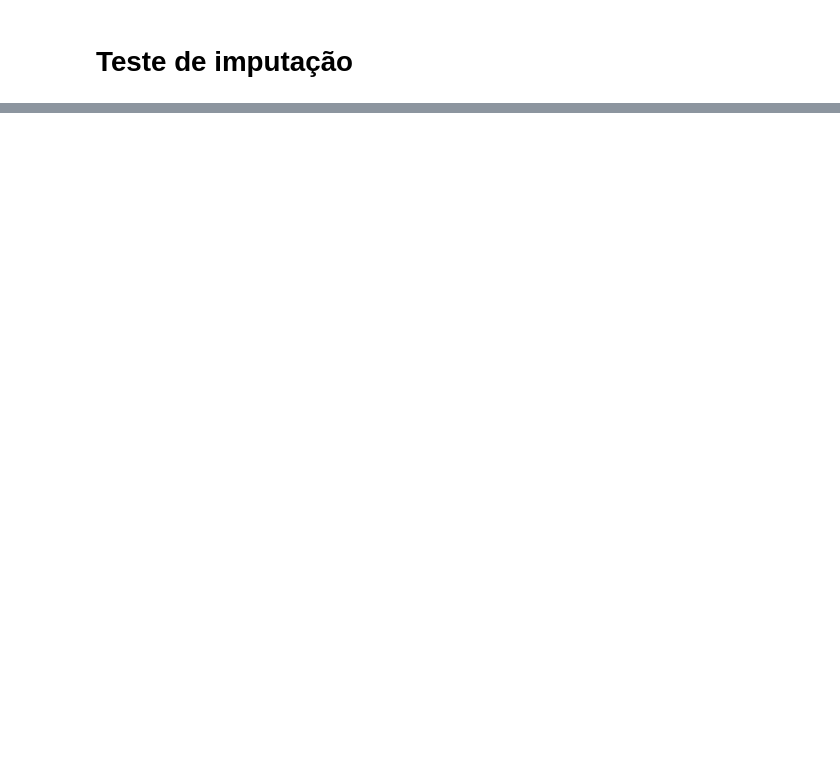
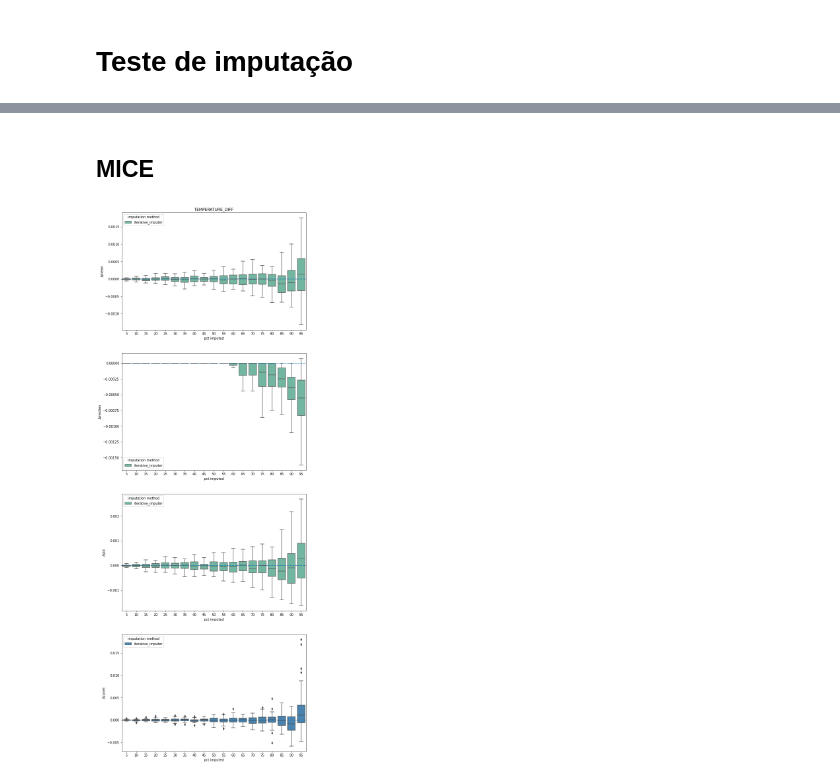
Before and after one commit to gabiramire/Covid19_Data, a Jupyter notebook: src/Imputation test_covid-19.ipynb, the cells around one changed output, grey strips where cells are left out. Saved outputs shown, nothing was run; the diff lists cells and outputs as text; code cells hidden in the pictures; blank space fills up the shorter version.

```diff
--- a/src/Imputation test_covid-19.ipynb
+++ b/src/Imputation test_covid-19.ipynb
@@ -444,0 +280,6 @@ def stats_ (col):
+# %%
+df_vis = pd.concat([df_knn, df_vis_mice])
+coluna = []
+for i in df:
+    coluna.append(i)
+generate_vis(df_vis, coluna[2])
@@ -444,0 +290,7 @@ def stats_ (col):
+# %%
+coluna = []
+for i in df:
+    coluna.append(i)
+df_knn = generate_results(df, 'knn')
+df_vis = pd.concat([df_knn, df_vis_mice])
+generate_vis(df_vis, coluna[2])
@@ -444,0 +310,9 @@ def stats_ (col):
+# %% [markdown]
+## MICE
+# %%
+coluna = []
+for i in df_res:
+    coluna.append(i)
+generate_vis(df_vis_mice, coluna[2])
+# %% [output]
+[figure, added]
```
Also changed, not shown: parts of 56 cells of this notebook, 12 other files.
